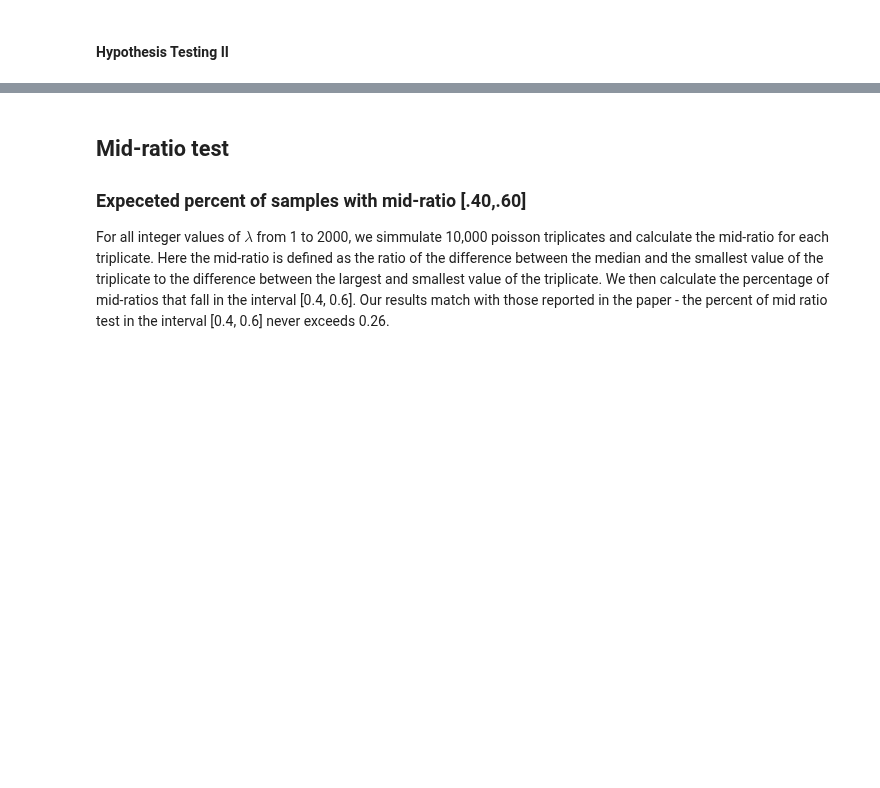
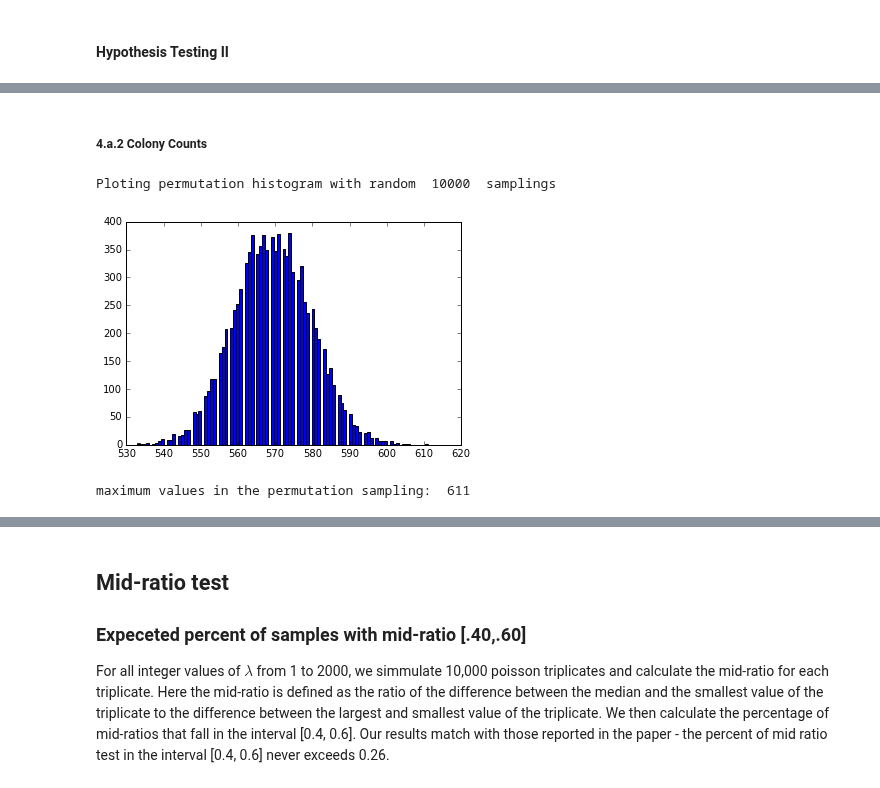
Before and after one commit to mads14/S215a-groupwork, a Jupyter notebook: science-open-research/OSR_Pitt_Hill.ipynb, the cells around one changed output, grey strips where cells are left out. Drawn from its saved outputs; the diff is of its cells as text; code cells hidden in the pictures; blank space fills up the shorter version.

```diff
--- a/science-open-research/OSR_Pitt_Hill.ipynb
+++ b/science-open-research/OSR_Pitt_Hill.ipynb
@@ -229,0 +212,9 @@ Probability that sampled permutation >= test statistic:  2.404E-43
+# %% [markdown]
+##### 4.a.2 Colony Counts #####
+# %%
+# permutation test by sampling on coulter samples (and plot the distribution histogram)
+test_result_sampling = tri_perm_test_sampling(colony_samples_mean['contains_mean'], n_colony, n_sim, test_statistic_colony)
+# %% [output]
+Ploting permutation histogram with random  10000  samplings
+[figure, added]
+maximum values in the permutation sampling:  611
```
Also changed, not shown: parts of 43 cells of this notebook.
